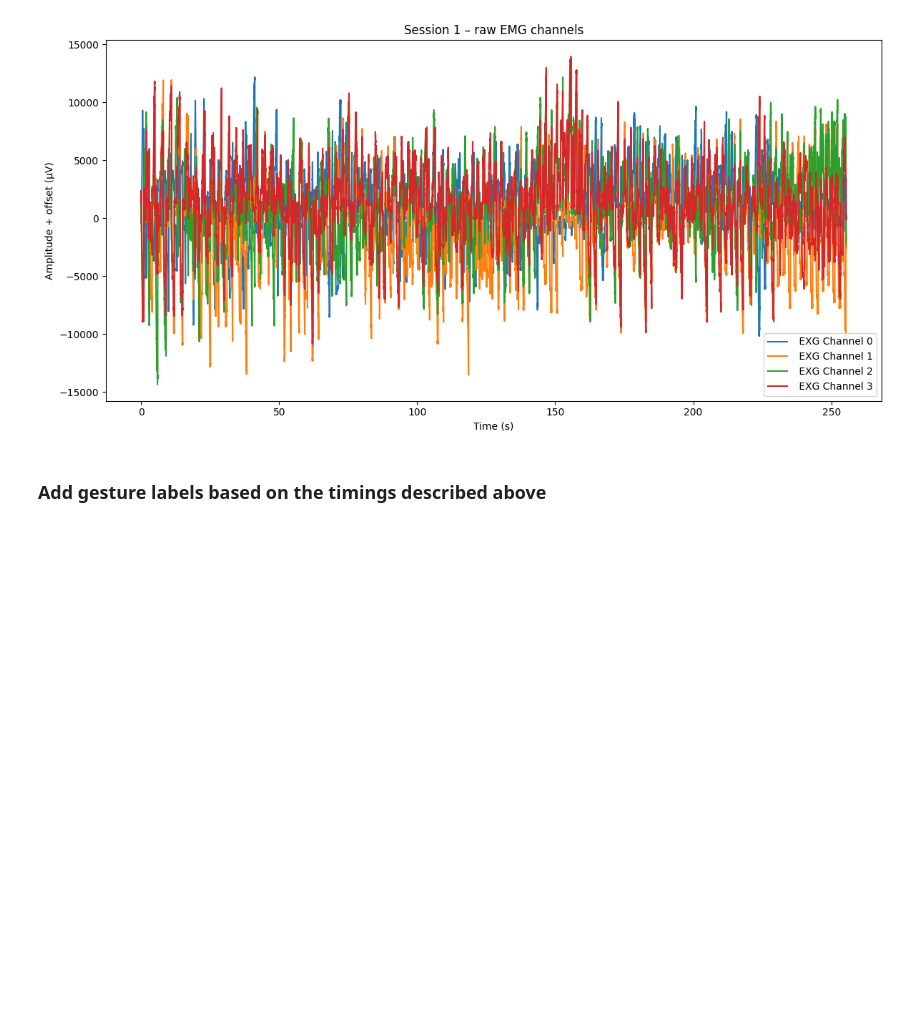
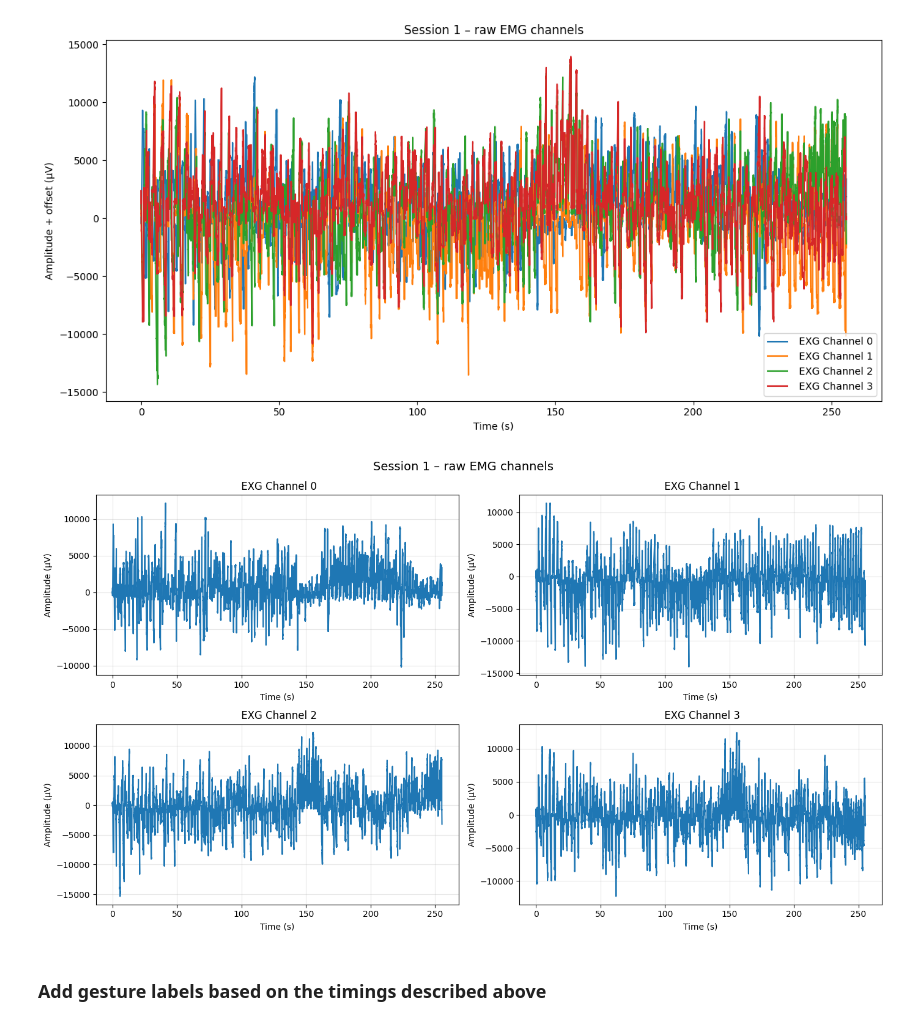
Before and after one commit to FBen3/wrist-emg, a Jupyter notebook: notebooks/01_view_emg_session1.ipynb, the cells around one changed output. Saved outputs shown, nothing was run; the diff lists cells and outputs as text; code cells hidden in the pictures; blank space fills up the shorter version.

```diff
--- a/notebooks/01_view_emg_session1.ipynb
+++ b/notebooks/01_view_emg_session1.ipynb
@@ -59,6 +59,22 @@ plt.tight_layout()
 plt.show()
 # %% [output]
 [figure]
+# %%
+fig, axes = plt.subplots(2, 2, figsize=(14, 8))
+axes = axes.flatten()
+
+for i, name in enumerate(ch_names):
+    axes[i].plot(t, df[name])
+    axes[i].set_xlabel("Time (s)")
+    axes[i].set_ylabel("Amplitude (µV)")
+    axes[i].set_title(name)
+    axes[i].grid(True, alpha=0.3)
+
+fig.suptitle("Session 1 – raw EMG channels", fontsize=14)
+plt.tight_layout()
+plt.show()
+# %% [output]
+[figure, added]
 # %% [markdown]
 ### Add gesture labels based on the timings described above
 # %%
```
Also changed, not shown: parts of 3 cells of this notebook.
